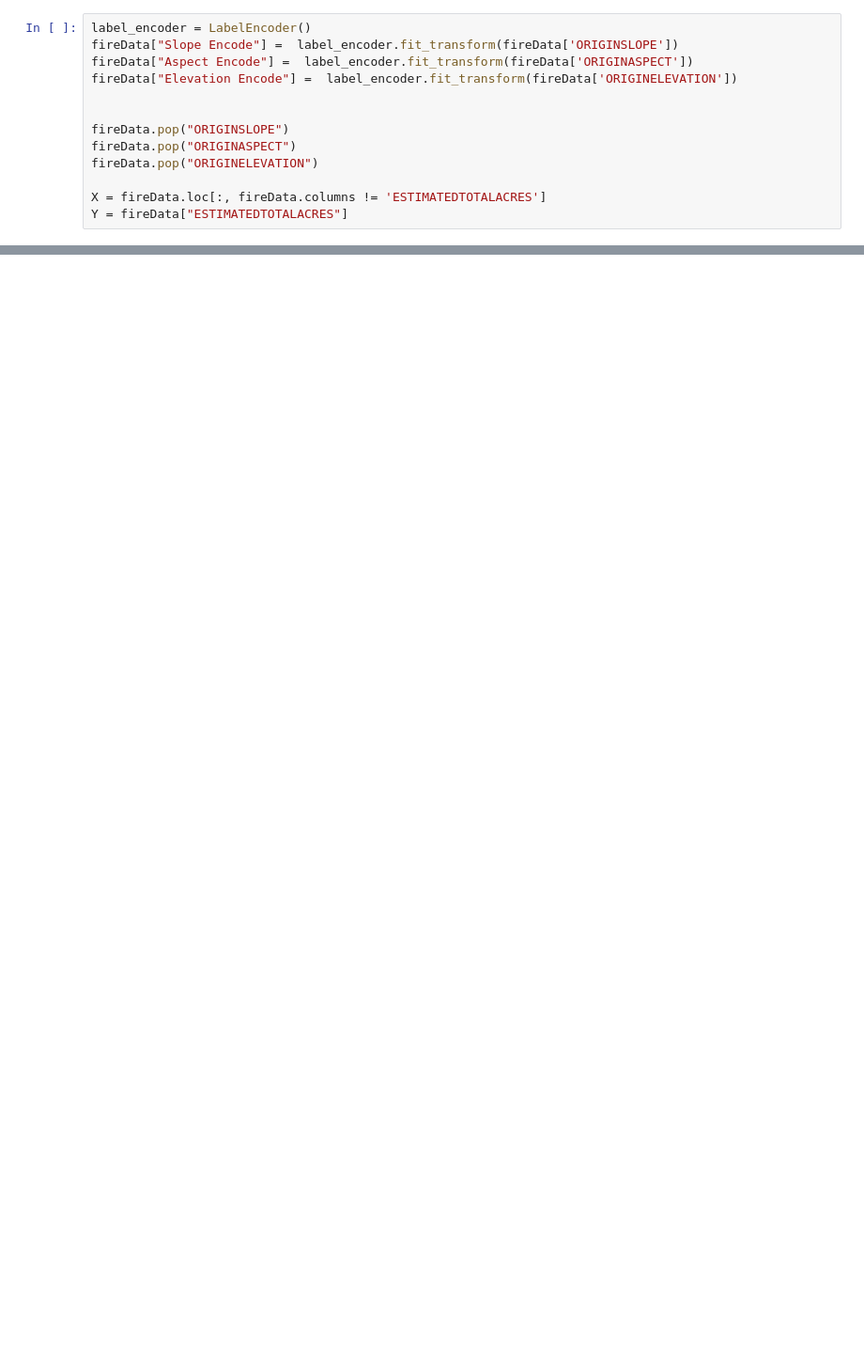
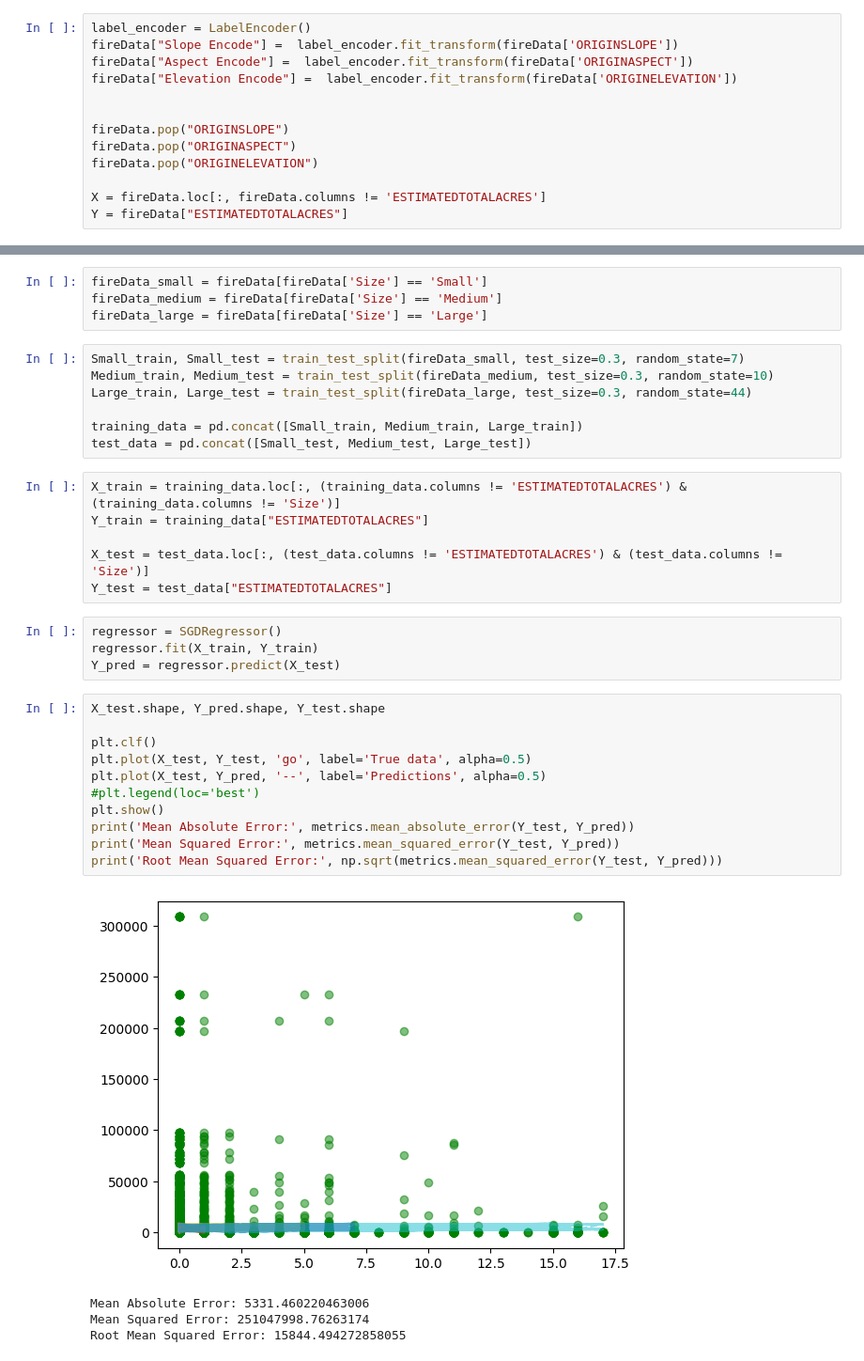
Before and after one commit to AeJohnson13/FireAid-stuff, a Jupyter notebook: Mini-Project.ipynb, the cells around one changed output, grey strips where cells are left out. Shown at 94% size. Cells and saved outputs as stored; diff of their text form; blank space fills up the shorter version.

```diff
--- a/Mini-Project.ipynb
+++ b/Mini-Project.ipynb
@@ -86,0 +130,37 @@ polyreg_fit = make_pipeline(PolynomialFeatures(degree), SGDRegressor(alpha = .00
+# %%
+fireData_small = fireData[fireData['Size'] == 'Small']
+fireData_medium = fireData[fireData['Size'] == 'Medium']
+fireData_large = fireData[fireData['Size'] == 'Large']
+# %%
+Small_train, Small_test = train_test_split(fireData_small, test_size=0.3, random_state=7)
+Medium_train, Medium_test = train_test_split(fireData_medium, test_size=0.3, random_state=10)
+Large_train, Large_test = train_test_split(fireData_large, test_size=0.3, random_state=44)
+
+training_data = pd.concat([Small_train, Medium_train, Large_train])
+test_data = pd.concat([Small_test, Medium_test, Large_test])
+# %%
+X_train = training_data.loc[:, (training_data.columns != 'ESTIMATEDTOTALACRES') & (training_data.columns != 'Size')]
+Y_train = training_data["ESTIMATEDTOTALACRES"]
+
+X_test = test_data.loc[:, (test_data.columns != 'ESTIMATEDTOTALACRES') & (test_data.columns != 'Size')]
+Y_test = test_data["ESTIMATEDTOTALACRES"]
+# %%
+regressor = SGDRegressor()
+regressor.fit(X_train, Y_train)
+Y_pred = regressor.predict(X_test)
+# %%
+X_test.shape, Y_pred.shape, Y_test.shape
+
+plt.clf()
+plt.plot(X_test, Y_test, 'go', label='True data', alpha=0.5)
+plt.plot(X_test, Y_pred, '--', label='Predictions', alpha=0.5)
+#plt.legend(loc='best')
+plt.show()
+print('Mean Absolute Error:', metrics.mean_absolute_error(Y_test, Y_pred))
+print('Mean Squared Error:', metrics.mean_squared_error(Y_test, Y_pred))
+print('Root Mean Squared Error:', np.sqrt(metrics.mean_squared_error(Y_test, Y_pred)))
+# %% [output]
+[figure, added]
+Mean Absolute Error: 5331.460220463006
+Mean Squared Error: 251047998.76263174
+Root Mean Squared Error: 15844.494272858055
```
Also changed, not shown: parts of 25 cells of this notebook, 1 other file.
